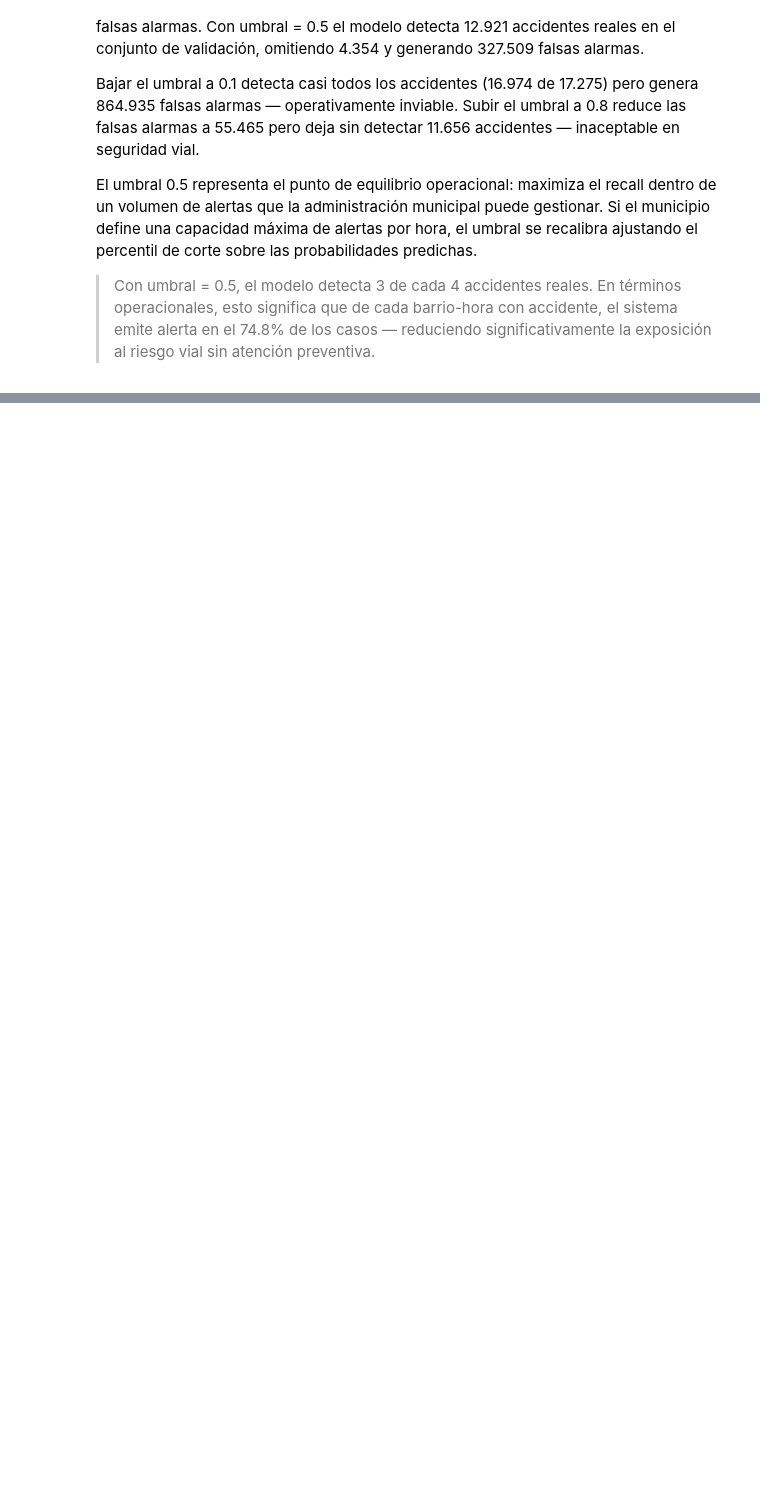
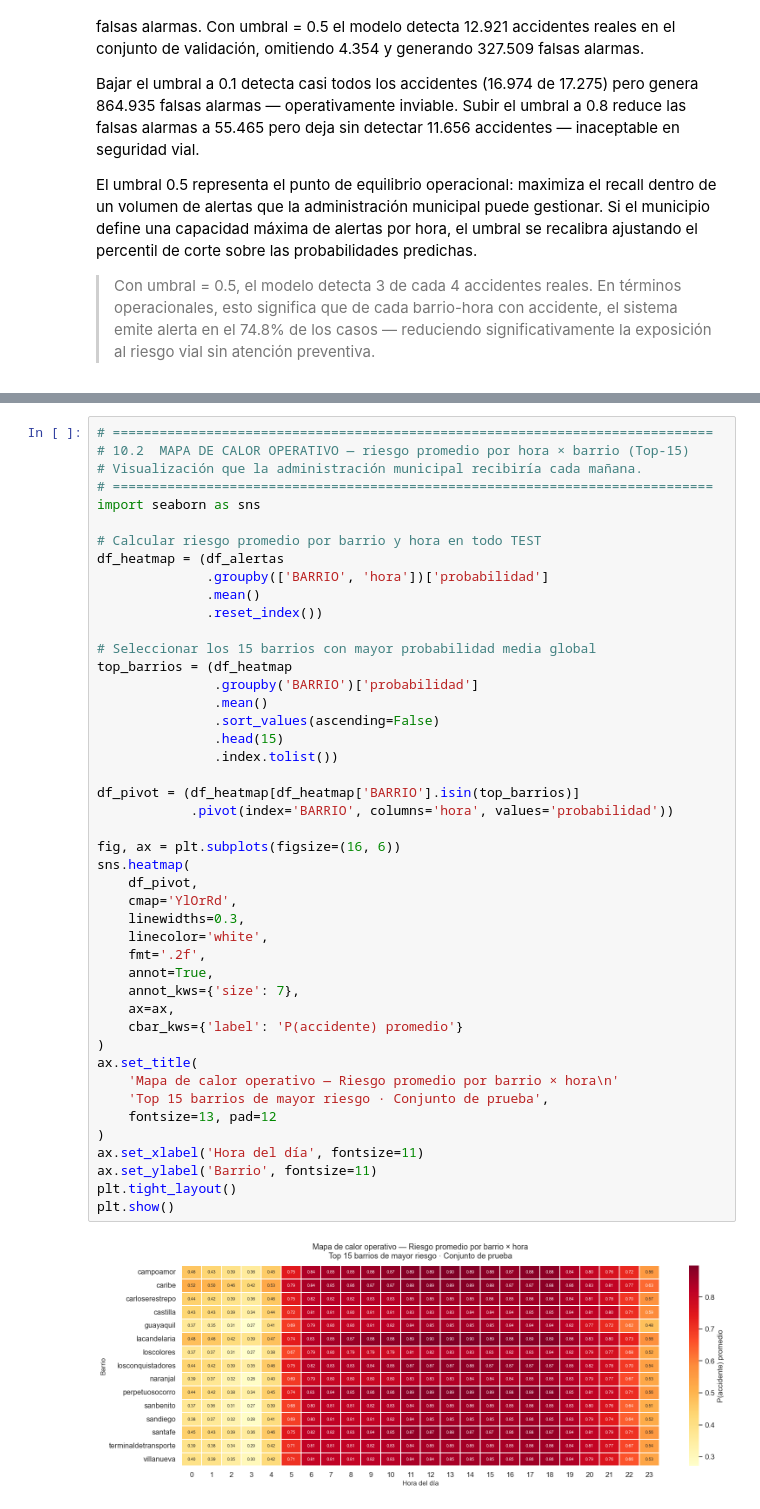
Before and after one commit to SaraMR9/AprendizajeAutomatico, a Jupyter notebook: Notebook.ipynb, the cells around one changed output, grey strips where cells are left out. Saved outputs shown, nothing was run; the diff lists cells and outputs as text; blank space fills up the shorter version.

```diff
--- a/Notebook.ipynb
+++ b/Notebook.ipynb
@@ -3851,0 +4077,47 @@ El umbral 0.5 representa el punto de equilibrio operacional: maximiza el recall
+# %%
+# =============================================================================
+# 10.2  MAPA DE CALOR OPERATIVO — riesgo promedio por hora × barrio (Top-15)
+# Visualización que la administración municipal recibiría cada mañana.
+# =============================================================================
+import seaborn as sns
+
+# Calcular riesgo promedio por barrio y hora en todo TEST
+df_heatmap = (df_alertas
+              .groupby(['BARRIO', 'hora'])['probabilidad']
+              .mean()
+              .reset_index())
+
+# Seleccionar los 15 barrios con mayor probabilidad media global
+top_barrios = (df_heatmap
+               .groupby('BARRIO')['probabilidad']
+               .mean()
+               .sort_values(ascending=False)
+               .head(15)
+               .index.tolist())
+
+df_pivot = (df_heatmap[df_heatmap['BARRIO'].isin(top_barrios)]
+            .pivot(index='BARRIO', columns='hora', values='probabilidad'))
+
+fig, ax = plt.subplots(figsize=(16, 6))
+sns.heatmap(
+    df_pivot,
+    cmap='YlOrRd',
+    linewidths=0.3,
+    linecolor='white',
+    fmt='.2f',
+    annot=True,
+    annot_kws={'size': 7},
+    ax=ax,
+    cbar_kws={'label': 'P(accidente) promedio'}
+)
+ax.set_title(
+    'Mapa de calor operativo — Riesgo promedio por barrio × hora\n'
+    'Top 15 barrios de mayor riesgo · Conjunto de prueba',
+    fontsize=13, pad=12
+)
+ax.set_xlabel('Hora del día', fontsize=11)
+ax.set_ylabel('Barrio', fontsize=11)
+plt.tight_layout()
+plt.show()
+# %% [output]
+[figure, added]
```
Also changed, not shown: parts of 22 cells of this notebook.
